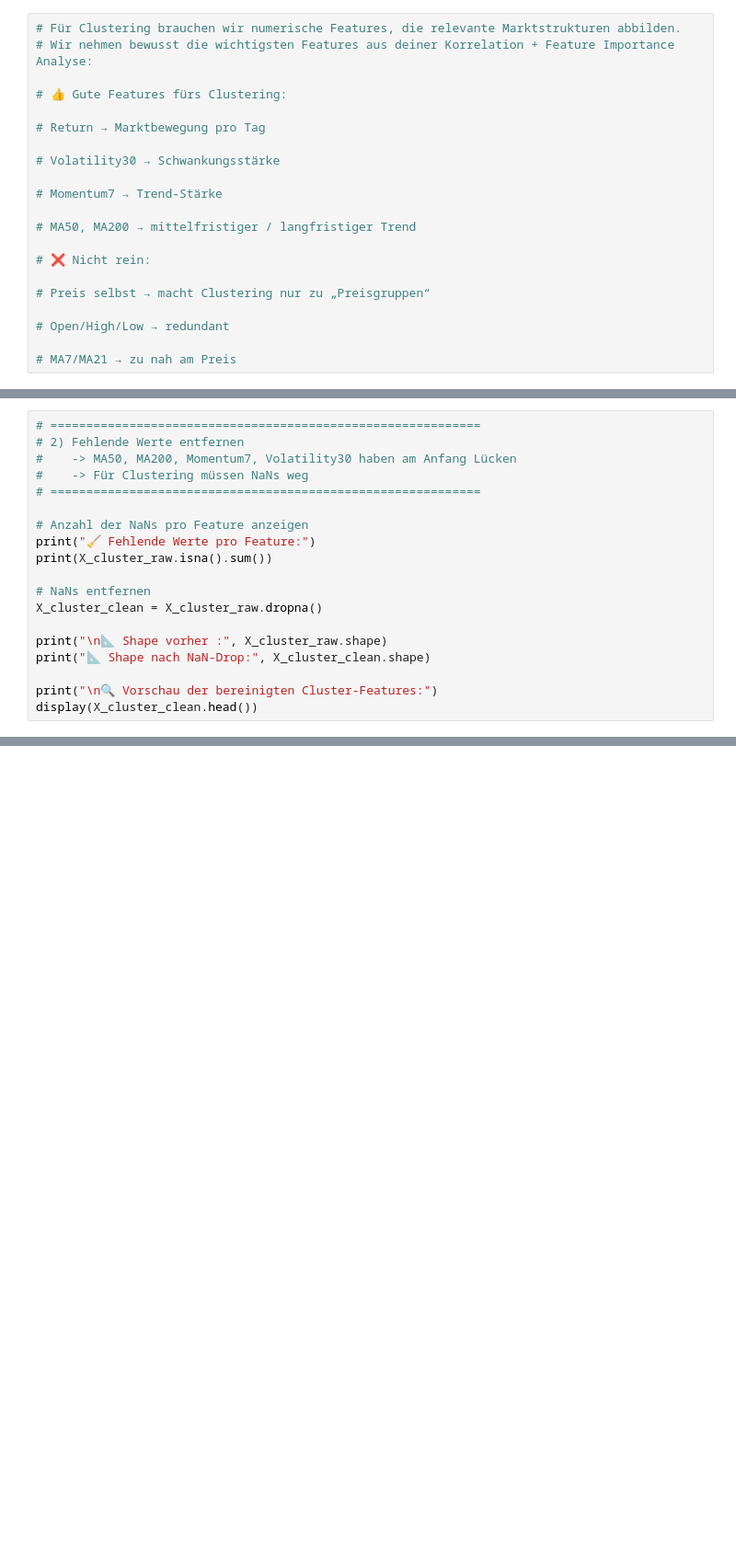
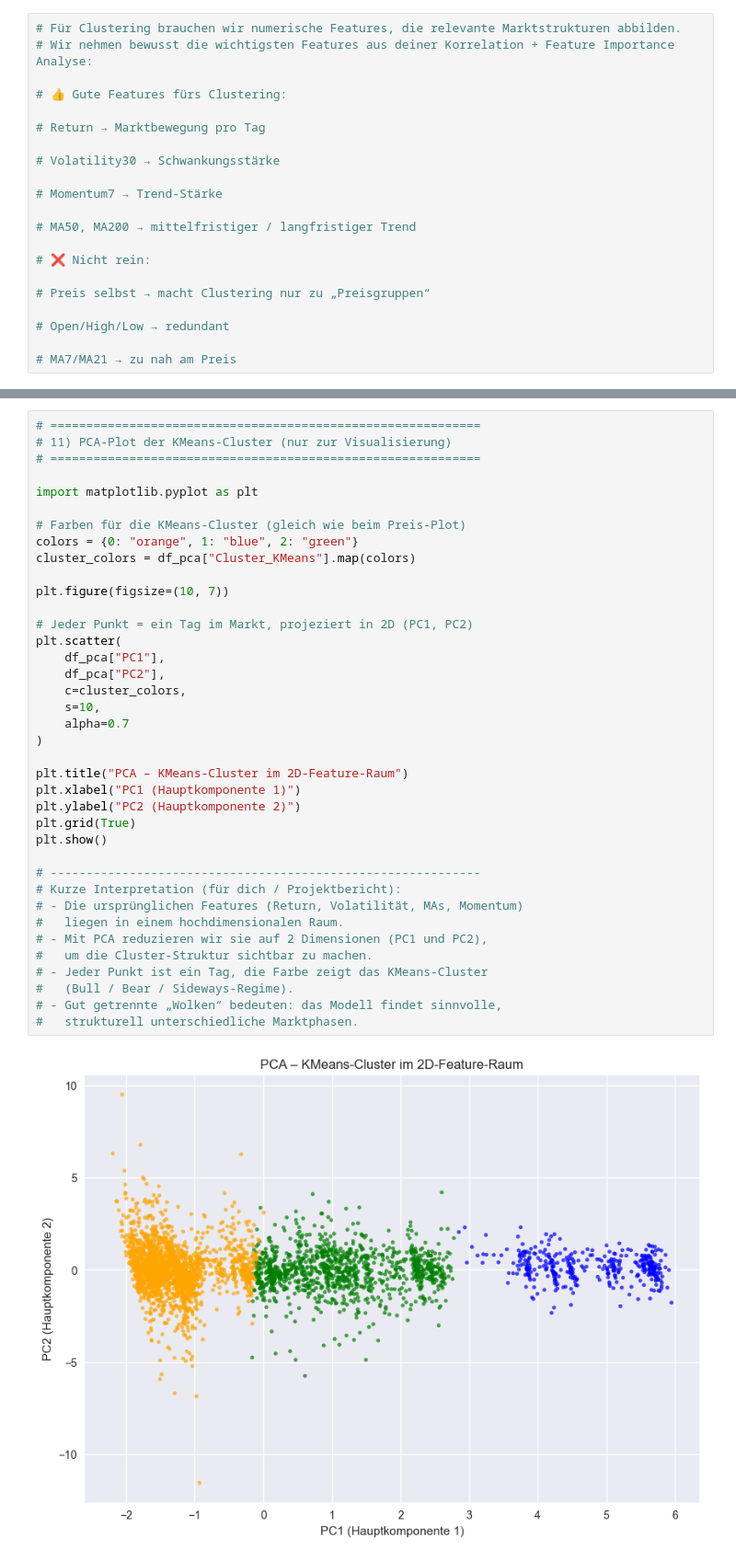
Before and after one commit to KiraflowAI/crypto-market-recommender, a Jupyter notebook: notebooks/03_clustering_market_regimes.ipynb, the cells around one changed output, grey strips where cells are left out. Shown at 92% size. Cells and saved outputs as stored; diff of their text form; blank space fills up the shorter version.

```diff
--- a/notebooks/03_clustering_market_regimes.ipynb
+++ b/notebooks/03_clustering_market_regimes.ipynb
@@ -614,19 +438,0 @@ display(X_cluster_raw.head())
-# %%
-# ============================================================
-# 2) Fehlende Werte entfernen
-#    -> MA50, MA200, Momentum7, Volatility30 haben am Anfang Lücken
-#    -> Für Clustering müssen NaNs weg
-# ============================================================
-
-# Anzahl der NaNs pro Feature anzeigen
-print("🧹 Fehlende Werte pro Feature:")
-print(X_cluster_raw.isna().sum())
-
-# NaNs entfernen
-X_cluster_clean = X_cluster_raw.dropna()
-
-print("\n📐 Shape vorher :", X_cluster_raw.shape)
-print("📐 Shape nach NaN-Drop:", X_cluster_clean.shape)
-
-print("\n🔍 Vorschau der bereinigten Cluster-Features:")
-display(X_cluster_clean.head())
@@ -916,0 +851,40 @@ Name: Volatility30, dtype: float64
+# %%
+# ============================================================
+# 11) PCA-Plot der KMeans-Cluster (nur zur Visualisierung)
+# ============================================================
+
+import matplotlib.pyplot as plt
+
+# Farben für die KMeans-Cluster (gleich wie beim Preis-Plot)
+colors = {0: "orange", 1: "blue", 2: "green"}
+cluster_colors = df_pca["Cluster_KMeans"].map(colors)
+
+plt.figure(figsize=(10, 7))
+
+# Jeder Punkt = ein Tag im Markt, projeziert in 2D (PC1, PC2)
+plt.scatter(
+    df_pca["PC1"],
+    df_pca["PC2"],
+    c=cluster_colors,
+    s=10,
+    alpha=0.7
+)
+
+plt.title("PCA – KMeans-Cluster im 2D-Feature-Raum")
+plt.xlabel("PC1 (Hauptkomponente 1)")
+plt.ylabel("PC2 (Hauptkomponente 2)")
+plt.grid(True)
+plt.show()
+
+# ------------------------------------------------------------
+# Kurze Interpretation (für dich / Projektbericht):
+# - Die ursprünglichen Features (Return, Volatilität, MAs, Momentum)
+#   liegen in einem hochdimensionalen Raum.
+# - Mit PCA reduzieren wir sie auf 2 Dimensionen (PC1 und PC2),
+#   um die Cluster-Struktur sichtbar zu machen.
+# - Jeder Punkt ist ein Tag, die Farbe zeigt das KMeans-Cluster
+#   (Bull / Bear / Sideways-Regime).
+# - Gut getrennte „Wolken“ bedeuten: das Modell findet sinnvolle,
+#   strukturell unterschiedliche Marktphasen.
+# %% [output]
+[figure, added]
```
Also changed, not shown: parts of 35 cells of this notebook, 5 other files.
